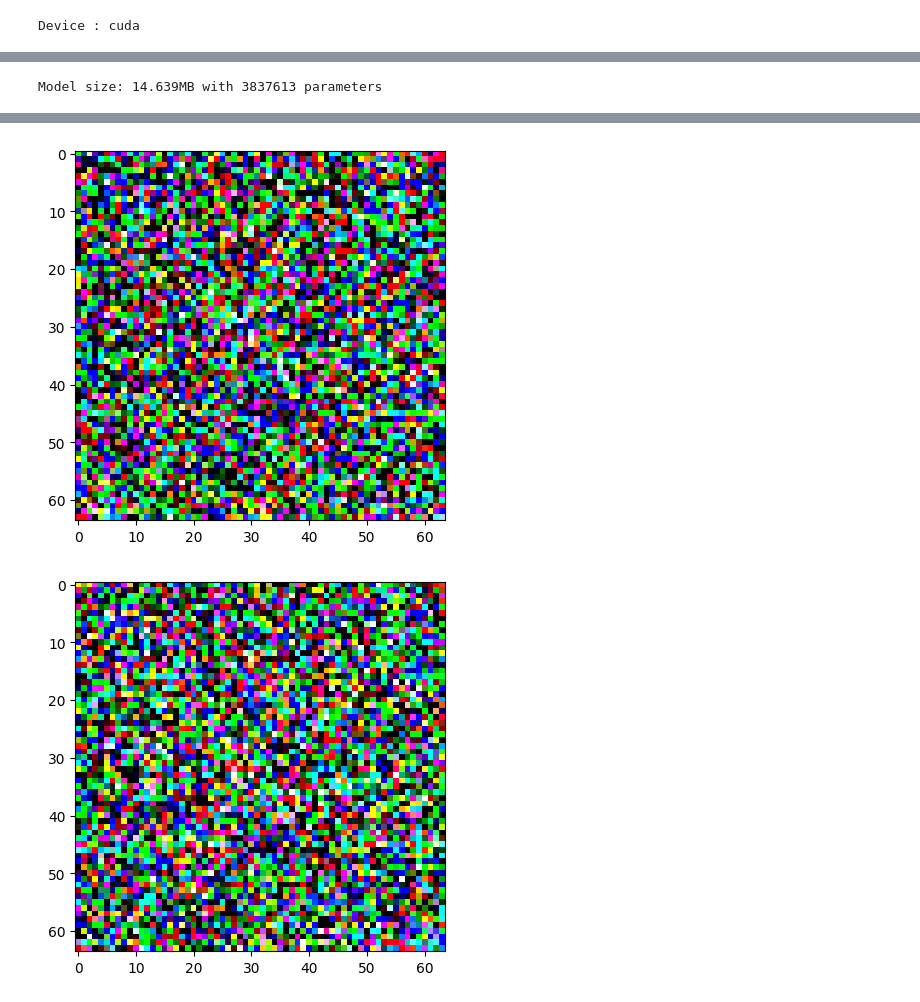
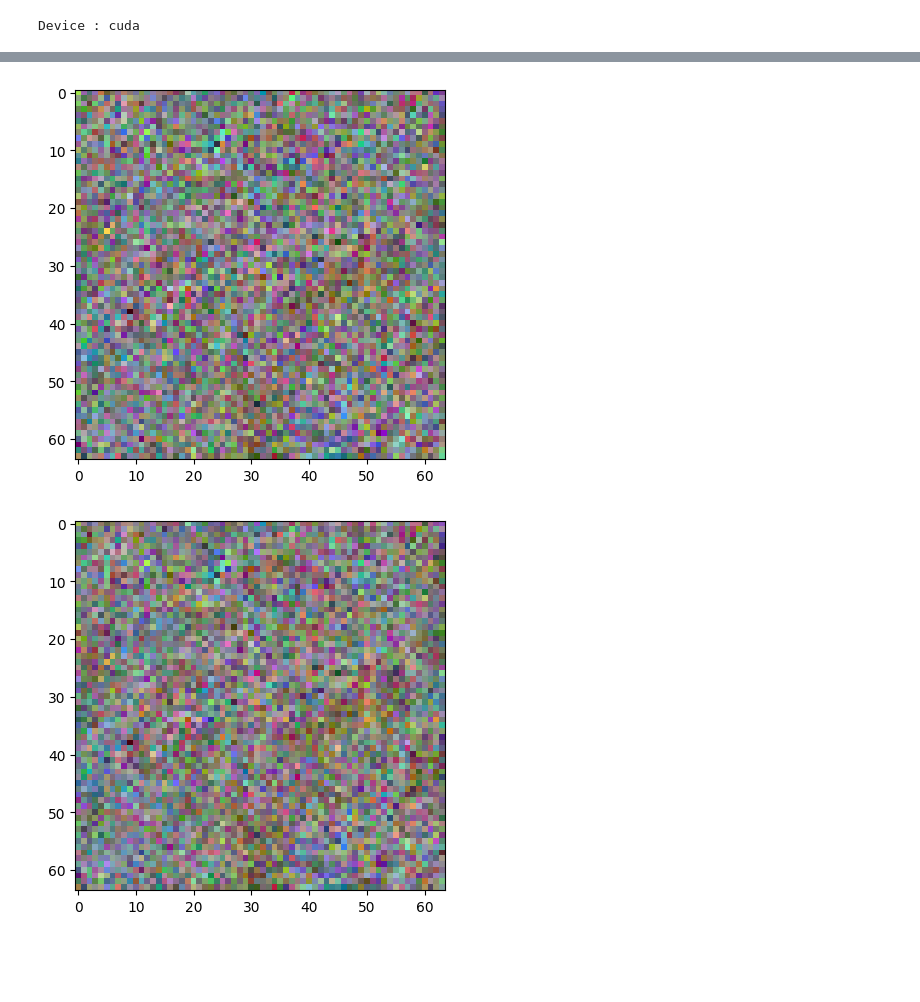
Before and after one commit to PaulPannetier/FaceGenerator, a Jupyter notebook: main.ipynb, the cells around one changed output, grey strips where cells are left out. Saved outputs shown, nothing was run; the diff lists cells and outputs as text; code cells hidden in the pictures; blank space fills up the shorter version.

```diff
--- a/main.ipynb
+++ b/main.ipynb
@@ -377,7 +280,8 @@ batch_size:int = 48
 timestep:int = 1000
 scheduler:Callable[[int], torch.Tensor] = lambda n : sigmoid_based_schedule(n, 0.2, 2.0)
 time_embedding_dim:int = 128
-epochs:int = 12
+noise_standard_deviation:float = 0.33
+epochs:int = 16
 test_proportion:float = 0.1
 saving_model:bool = True
 print_epoch_interval:int = 1
@@ -396,3 +300,19 @@ class TrainResult:
         self.denoiser = denoiser
         self.train_losses = train_losses
         self.test_losses = test_losses
+# %%
+def load_denoiser(file:str) -> UNet:
+    model:UNet = UNet(unet_setting.in_channels, unet_setting.base_channels, unet_setting.time_emb_dim, device)
+    model_path:str = os.path.join(os.getcwd(), "Models", file)
+    model.load_state_dict(torch.load(model_path, weights_only=True))
+    model.eval()
+    return model
+
+denoiser = load_denoiser("denoiser.model")
+
+param_size = 0
+for param in denoiser.parameters():
+    param_size += param.nelement() * param.element_size()
+
+size_all_mb = (param_size + 0) / (1024**2)
+print("Model size: {:.3f} MB with {} parameters".format(size_all_mb, sum(p.numel() for p in denoiser.parameters())))
@@ -495,26 +430,9 @@ show_training_result(train_result)
-# %%
-def load_denoiser() -> UNet:
-    model:UNet = UNet(unet_setting.in_channels, unet_setting.base_channels, unet_setting.time_emb_dim, device)
-    model_path:str = os.path.join(os.getcwd(), "Models", "denoiser.model")
-    model.load_state_dict(torch.load(model_path, weights_only=True))
-    model.eval()
-    return model
-
-denoiser = load_denoiser()
-
-param_size = 0
-for param in denoiser.parameters():
-    param_size += param.nelement() * param.element_size()
-
-size_all_mb = (param_size + 0) / 1024**2
-print("Model size: {:.3f} MB with {} parameters".format(size_all_mb, sum(p.numel() for p in denoiser.parameters())))
-# %% [output]
-Model size: 14.639MB with 3837613 parameters
 # %%
 def generate_image(model:DiffusionModel, verbose:bool=False) -> torch.Tensor:
     return model.sample(1, verbose)[0].permute(1, 2, 0)
 
-diffusion:DiffusionModel = DiffusionModel(denoiser, None, None, timestep, device)
+denoiser = load_denoiser("denoiser_epoch4.model")
+diffusion:DiffusionModel = DiffusionModel(denoiser, None, None, scheduler, timestep, noise_standard_deviation, device)
 image:torch.Tensor = generate_image(diffusion, True)
 plt.imshow(image)
 plt.show()
@@ -525,2 +443,2 @@ plt.show()
-[figure, old version]
+[figure, new version]
-[figure, old version]
+[figure, new version]
```
Also changed, not shown: parts of 12 cells of this notebook.
